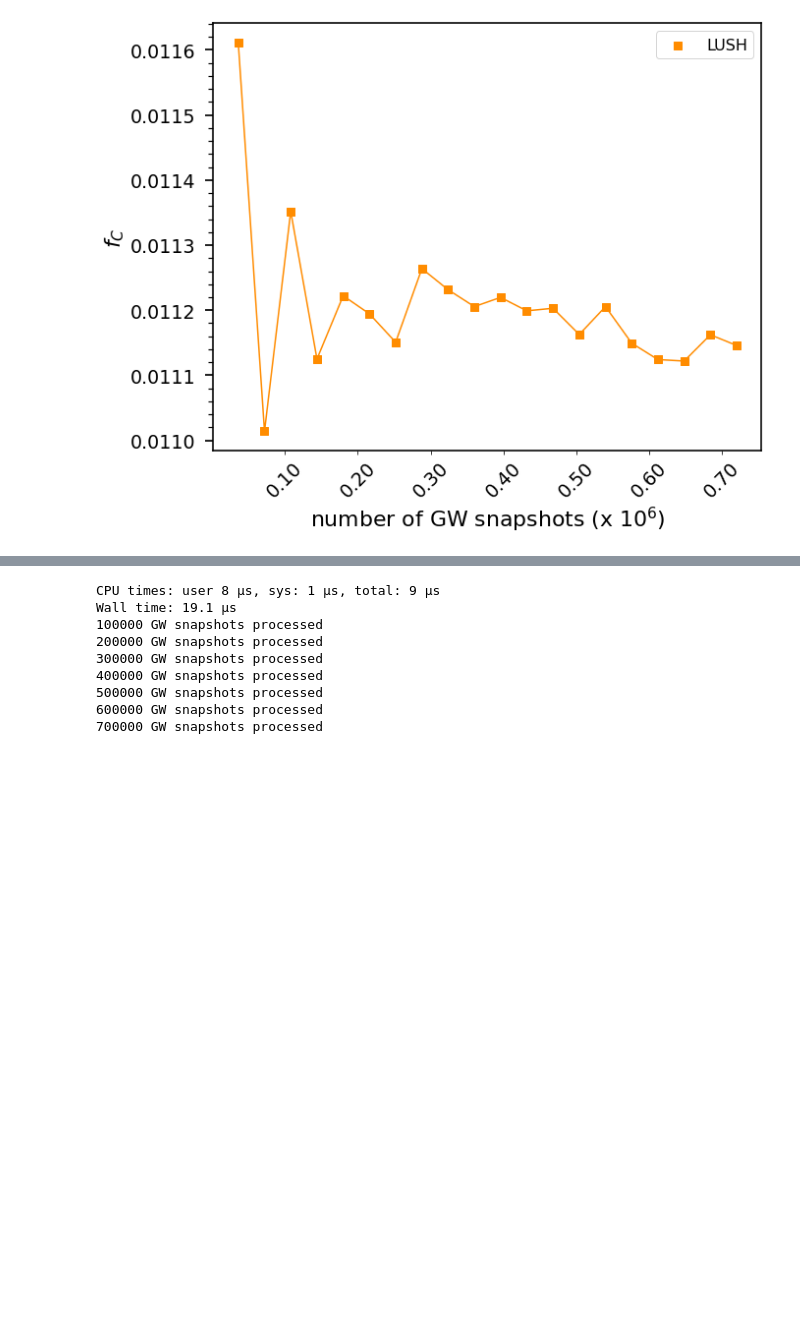
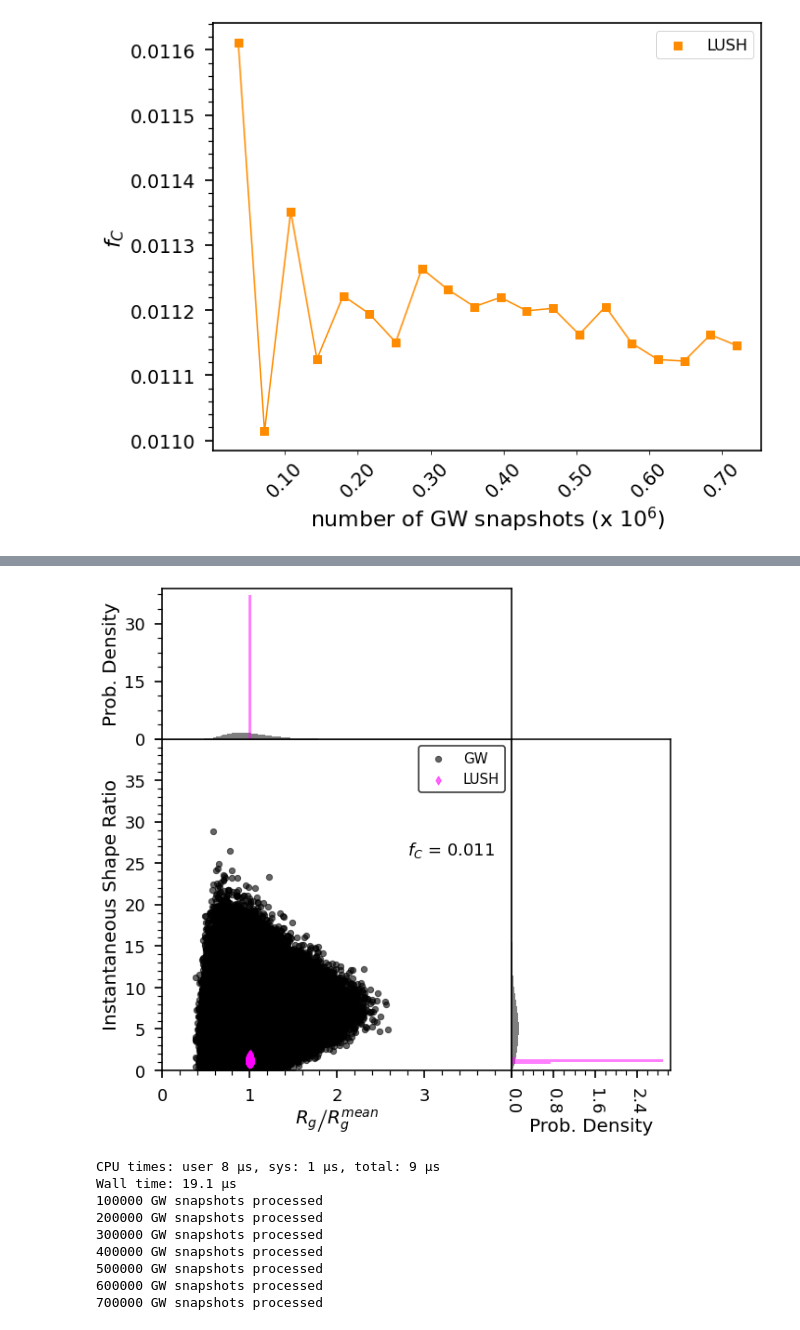
Before and after one commit to hshadman/2d_conformational_landscape_map, a Jupyter notebook: 2d_conformation_map.ipynb, the cells around one changed output, grey strips where cells are left out. Saved outputs shown, nothing was run; the diff lists cells and outputs as text; code cells hidden in the pictures; blank space fills up the shorter version.

```diff
--- a/2d_conformation_map.ipynb
+++ b/2d_conformation_map.ipynb
@@ -554,0 +565,4 @@ map_2d.change_xlim_ylim(4,40)
+# %%
+
+map_2d.plot_protein_against_GW('LUSH')
+# %% [output]
@@ -555,3 +571,4 @@ map_2d.change_xlim_ylim(4,40)
+[figure, added]
 # %%
 map_2d.plot_protein_against_GW('ab40')
 # %% [output]
```
Also changed, not shown: parts of 5 cells of this notebook.
